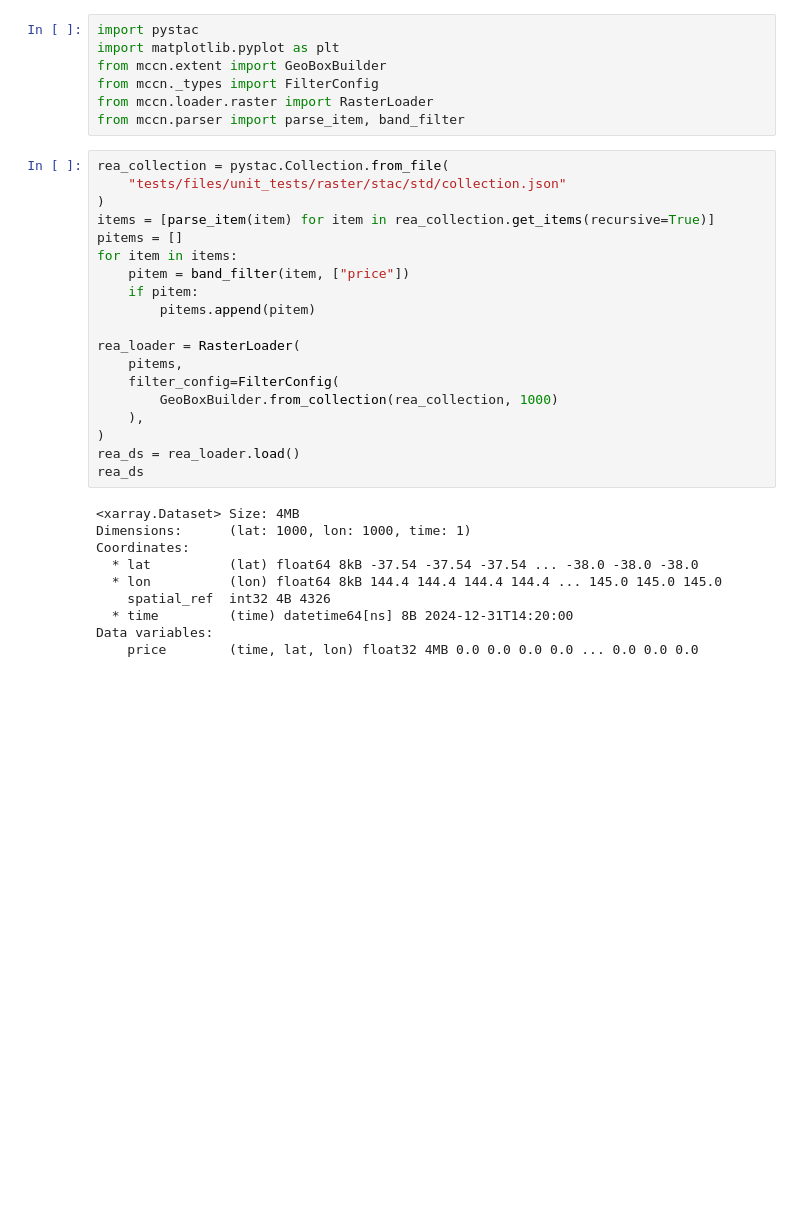
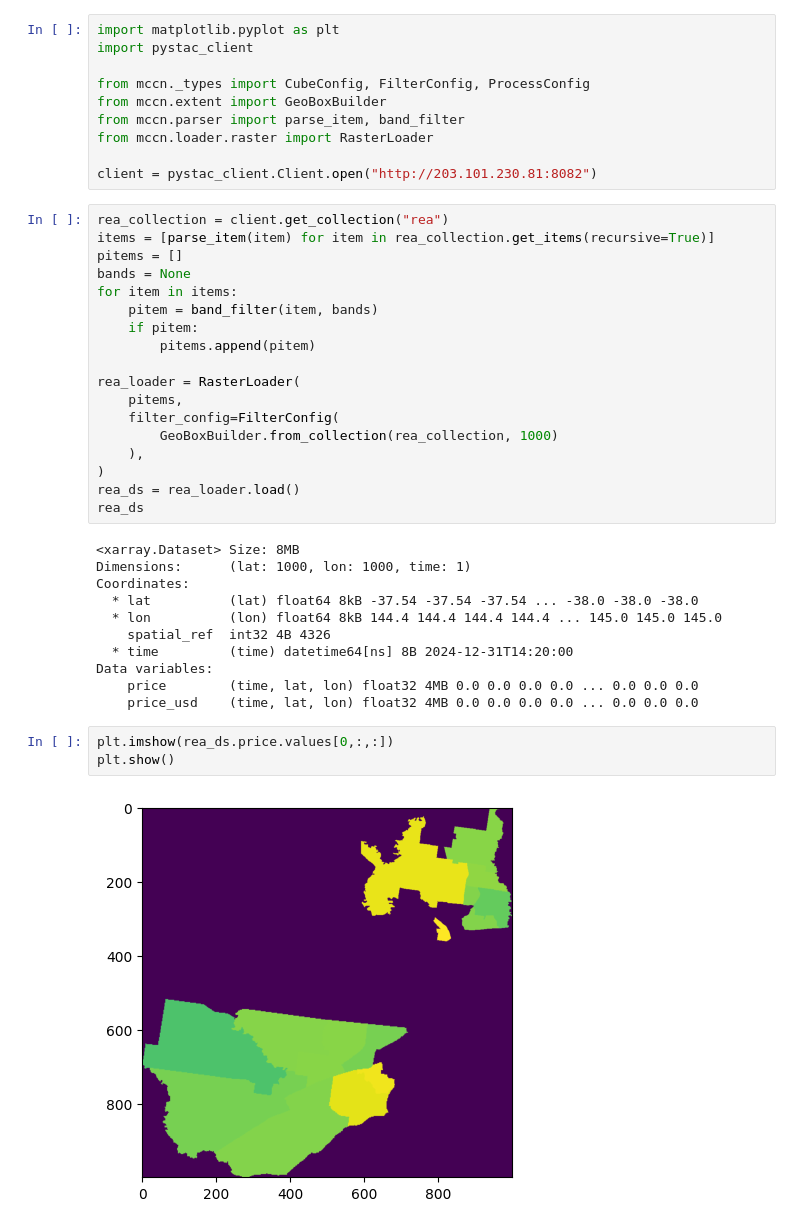
Before and after one commit to aus-plant-phenomics-network/mccn-engine, a Jupyter notebook: raster_load.ipynb, the cells around one changed output. Cells and saved outputs as stored; diff of their text form; blank space fills up the shorter version.

```diff
--- a/raster_load.ipynb
+++ b/raster_load.ipynb
@@ -1,18 +1,20 @@
 # %%
-import pystac
 import matplotlib.pyplot as plt
+import pystac_client
+
+from mccn._types import CubeConfig, FilterConfig, ProcessConfig
 from mccn.extent import GeoBoxBuilder
-from mccn._types import FilterConfig
+from mccn.parser import parse_item, band_filter
 from mccn.loader.raster import RasterLoader
-from mccn.parser import parse_item, band_filter
+
+client = pystac_client.Client.open("http://203.101.230.81:8082")
 # %%
-rea_collection = pystac.Collection.from_file(
-    "tests/files/unit_tests/raster/stac/std/collection.json"
-)
+rea_collection = client.get_collection("rea")
 items = [parse_item(item) for item in rea_collection.get_items(recursive=True)]
 pitems = []
+bands = None
 for item in items:
-    pitem = band_filter(item, ["price"])
+    pitem = band_filter(item, bands)
     if pitem:
         pitems.append(pitem)
 
@@ -25,7 +27,7 @@ rea_loader = RasterLoader(
 rea_ds = rea_loader.load()
 rea_ds
 # %% [output]
-<xarray.Dataset> Size: 4MB
+<xarray.Dataset> Size: 8MB
 Dimensions:      (lat: 1000, lon: 1000, time: 1)
 Coordinates:
   * lat          (lat) float64 8kB -37.54 -37.54 -37.54 ... -38.0 -38.0 -38.0
@@ -34,3 +36,9 @@ Coordinates:
   * time         (time) datetime64[ns] 8B 2024-12-31T14:20:00
 Data variables:
     price        (time, lat, lon) float32 4MB 0.0 0.0 0.0 0.0 ... 0.0 0.0 0.0
+    price_usd    (time, lat, lon) float32 4MB 0.0 0.0 0.0 0.0 ... 0.0 0.0 0.0
+# %%
+plt.imshow(rea_ds.price.values[0,:,:])
+plt.show()
+# %% [output]
+[figure, added]
```
Also changed, not shown: parts of 6 cells of this notebook, 36 other files.
